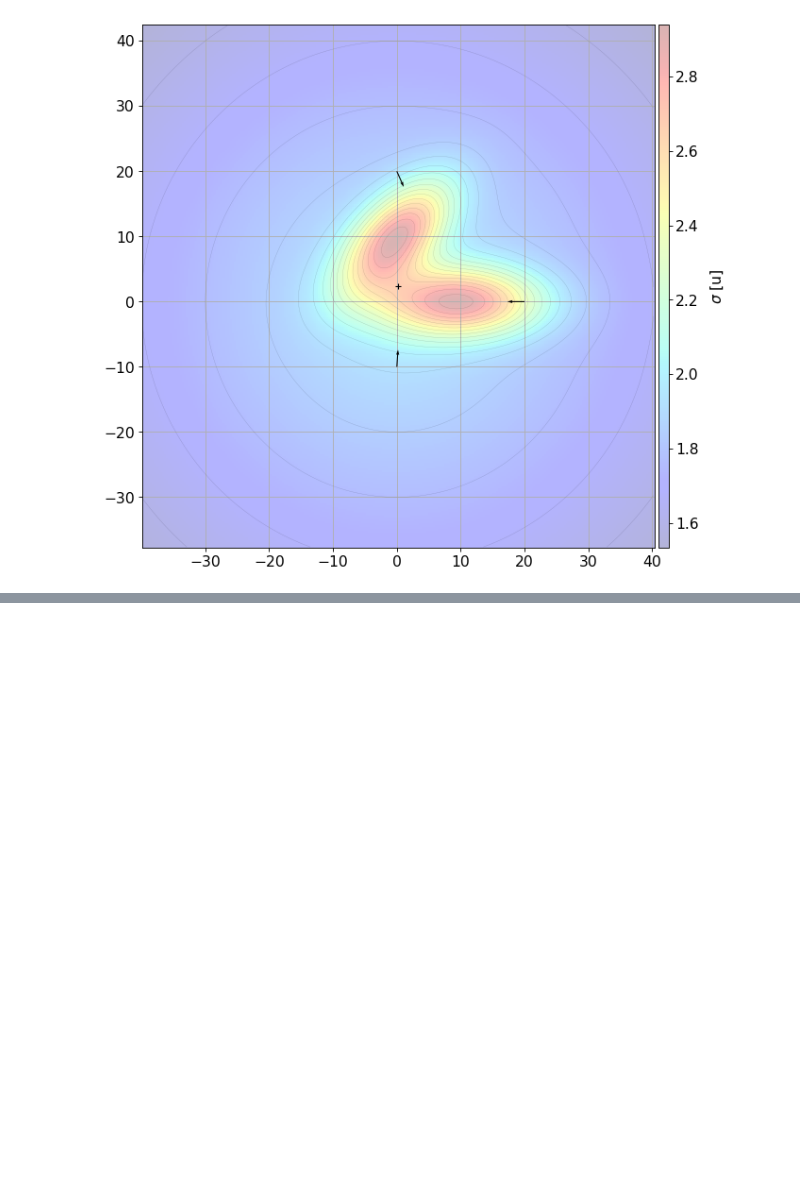
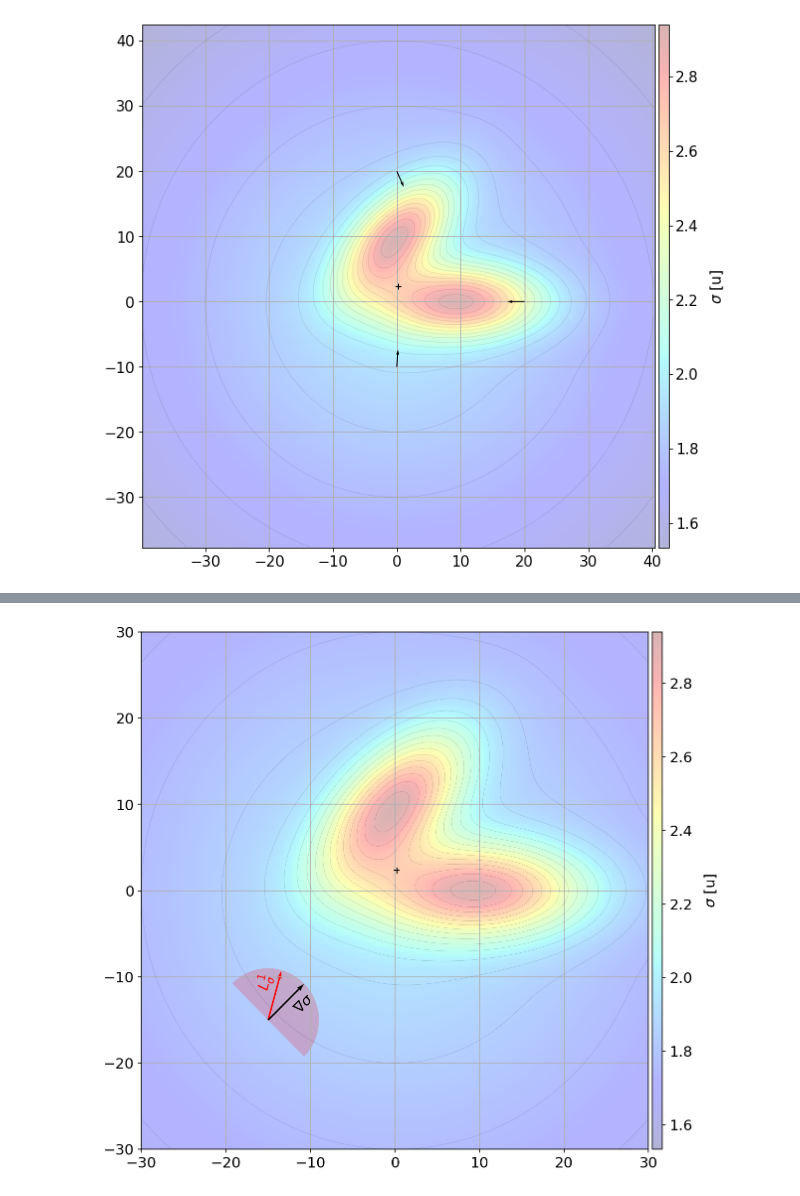
Before and after one commit to jesusBV20/source_seeking_2D, a Jupyter notebook: _scalar_field_test.ipynb, the cells around one changed output, grey strips where cells are left out. Drawn from its saved outputs; the diff is of its cells as text; code cells hidden in the pictures; blank space fills up the shorter version.

```diff
--- a/_scalar_field_test.ipynb
+++ b/_scalar_field_test.ipynb
@@ -107,0 +108,36 @@ plt.show()
+# %%
+xy_arr = [-15,-15]
+r_arc = 6
+
+# Generate the scalar field
+sigma_func = sigma_nonconvex(k=0.04, dev=5, a=[2,0], b=[0,2])
+sigma_test = sigma(sigma_func, [0,0])
+
+# Generate the plot
+fig = plt.figure(figsize=(9, 9), dpi=150)
+ax = fig.subplots()
+ax.set_xlim([-30,30])
+ax.set_ylim([-30,30])
+
+# Draw the scalar field
+sigma_test.draw(fig=fig, ax=ax, xlim=40, ylim=40, contour_levels=20)
+
+# Draw multiple gradients
+arr_kw = {"width":0.003, "scale":10}
+arr_quiv = sigma_test.draw_grad(xy_arr, ax, **arr_kw)
+ax.quiver(xy_arr[0], xy_arr[1], np.cos(np.pi/2.4), np.sin(np.pi/2.4), color="red", **arr_kw)
+
+# Draw the blue shape
+t_i = np.arctan2((arr_quiv[1]-xy_arr[1]), (arr_quiv[0]-xy_arr[0]))-np.pi/2
+t = np.linspace(t_i, t_i+np.pi, 200)
+xr, yr = xy_arr[0] + r_arc*np.cos(t), xy_arr[1] + r_arc*np.sin(t)
+ax.fill(xr, yr, c="red", alpha=0.2, lw=0)
+
+# Text
+ax.text(xy_arr[0]+2.8, xy_arr[1]+0.8, r"$\nabla\sigma$", fontsize=14, rotation=45)
+ax.text(xy_arr[0]-1.7, xy_arr[1]+3.8, r"$L_\sigma^1$", fontsize=14, rotation=180/2.4, color="red")
+
+ax.grid(True)
+plt.show()
+# %% [output]
+[figure, added]
```
Also changed, not shown: parts of 2 cells of this notebook, 5 other files.
